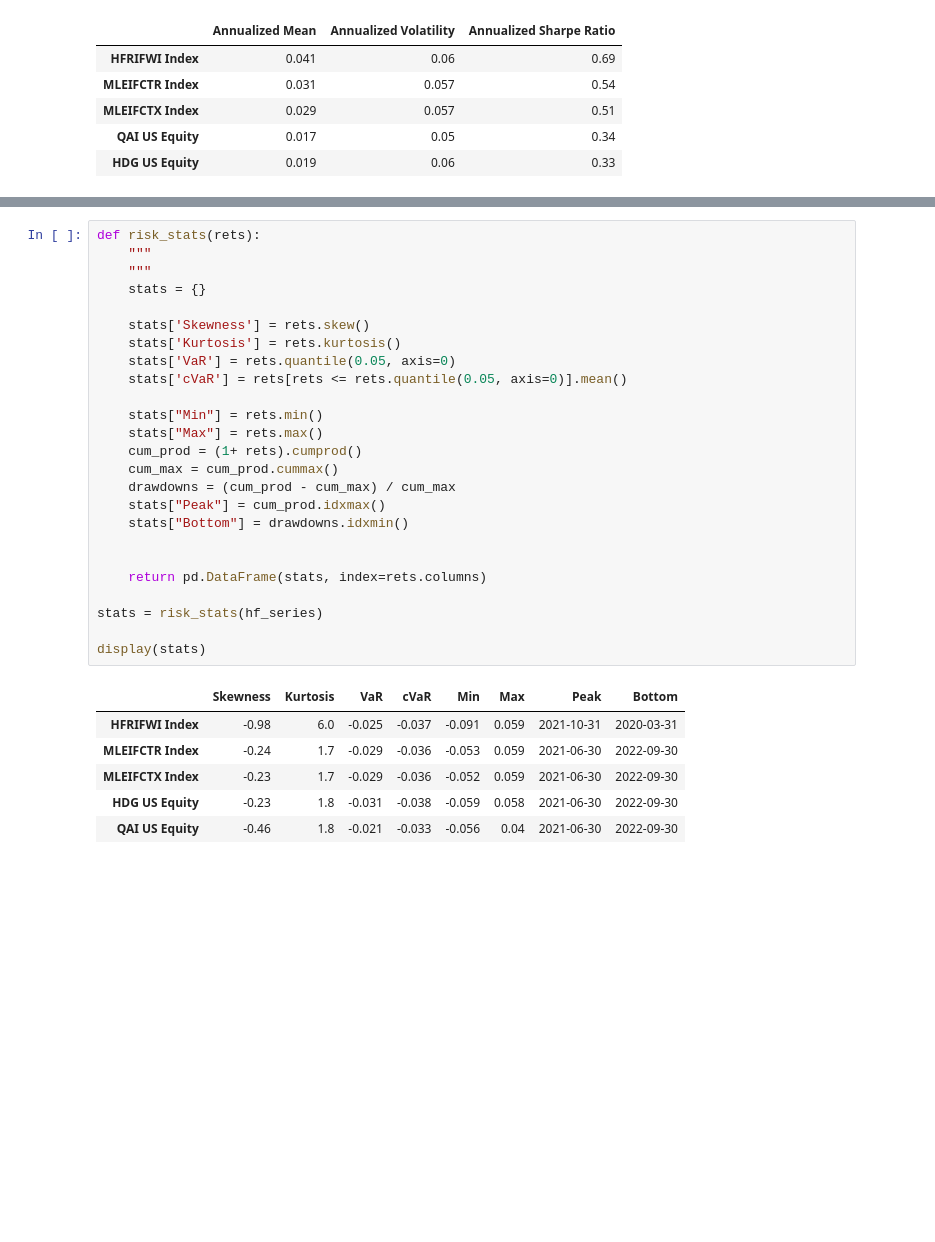
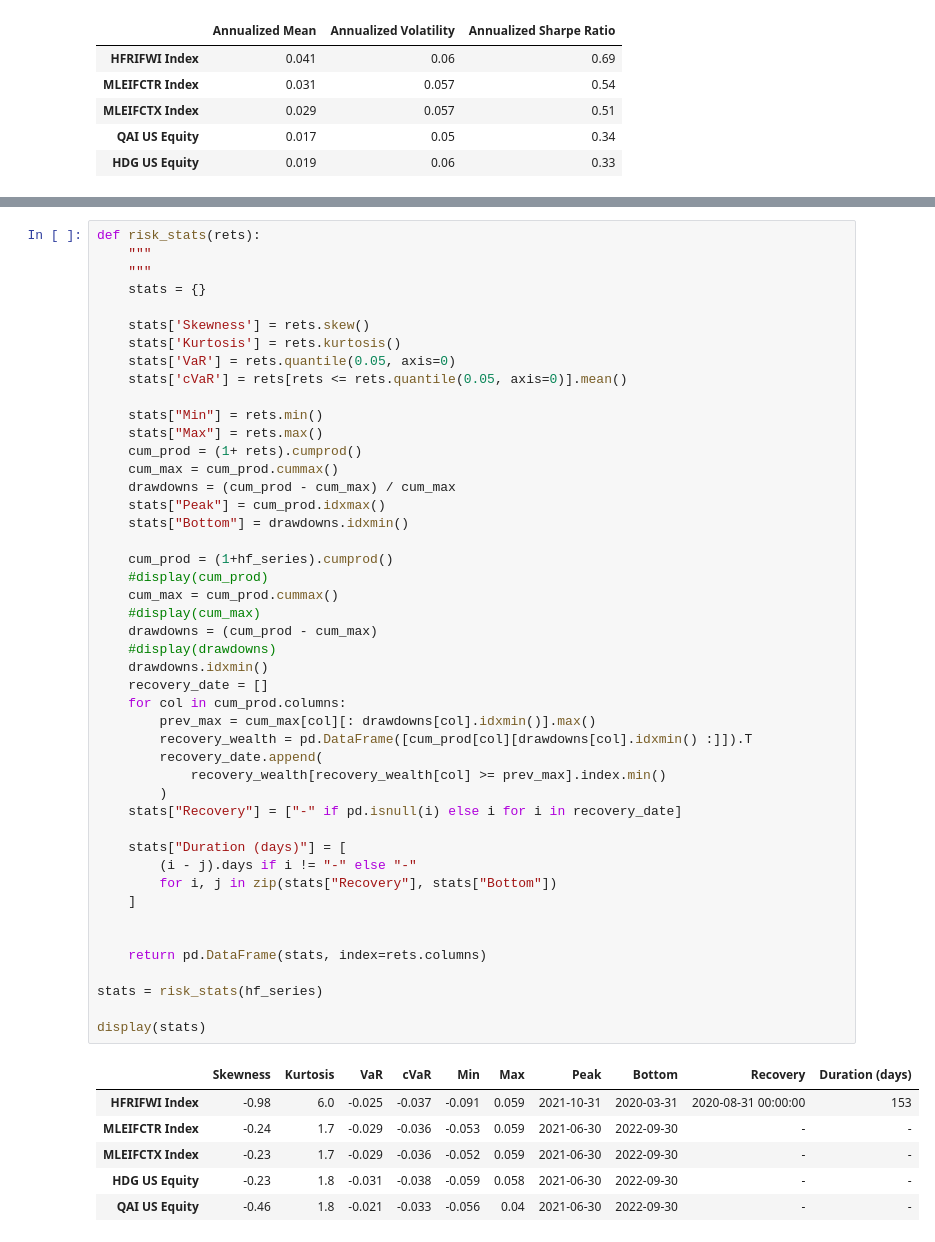
Before and after one commit to spknash/FINM-hw, a Jupyter notebook: HW2/hw2.ipynb, the cells around one changed output, grey strips where cells are left out. Saved outputs shown, nothing was run; the diff lists cells and outputs as text; blank space fills up the shorter version.

```diff
--- a/HW2/hw2.ipynb
+++ b/HW2/hw2.ipynb
@@ -217,32 +169,53 @@ QAI US Equity
 # %%
 def risk_stats(rets):
     """
     """
     stats = {}
 
     stats['Skewness'] = rets.skew()
     stats['Kurtosis'] = rets.kurtosis()
     stats['VaR'] = rets.quantile(0.05, axis=0)
     stats['cVaR'] = rets[rets <= rets.quantile(0.05, axis=0)].mean()
 
     stats["Min"] = rets.min()
     stats["Max"] = rets.max()
     cum_prod = (1+ rets).cumprod()
     cum_max = cum_prod.cummax()
     drawdowns = (cum_prod - cum_max) / cum_max
     stats["Peak"] = cum_prod.idxmax()
     stats["Bottom"] = drawdowns.idxmin()
 
+    cum_prod = (1+hf_series).cumprod()
+    #display(cum_prod)
+    cum_max = cum_prod.cummax()
+    #display(cum_max)
+    drawdowns = (cum_prod - cum_max)
+    #display(drawdowns)
+    drawdowns.idxmin()
+    recovery_date = []
+    for col in cum_prod.columns:
+        prev_max = cum_max[col][: drawdowns[col].idxmin()].max()
+        recovery_wealth = pd.DataFrame([cum_prod[col][drawdowns[col].idxmin() :]]).T
+        recovery_date.append(
+            recovery_wealth[recovery_wealth[col] >= prev_max].index.min()
+        )
+    stats["Recovery"] = ["-" if pd.isnull(i) else i for i in recovery_date]
+
+    stats["Duration (days)"] = [
+        (i - j).days if i != "-" else "-"
+        for i, j in zip(stats["Recovery"], stats["Bottom"])
+    ]
+
 
     return pd.DataFrame(stats, index=rets.columns)
 
 stats = risk_stats(hf_series)
 
 display(stats)
 # %% [output]
-|  | Skewness | Kurtosis | VaR | cVaR | Min | Max | Peak | Bottom |
-| HFRIFWI Index | -0.98 | 6.0 | -0.025 | -0.037 | -0.091 | 0.059 | 2021-10-31 | 2020-03-31 |
-| MLEIFCTR Index | -0.24 | 1.7 | -0.029 | -0.036 | -0.053 | 0.059 | 2021-06-30 | 2022-09-30 |
-| MLEIFCTX Index | -0.23 | 1.7 | -0.029 | -0.036 | -0.052 | 0.059 | 2021-06-30 | 2022-09-30 |
-| HDG US Equity | -0.23 | 1.8 | -0.031 | -0.038 | -0.059 | 0.058 | 2021-06-30 | 2022-09-30 |
-| QAI US Equity | -0.46 | 1.8 | -0.021 | -0.033 | -0.056 | 0.04 | 2021-06-30 | 2022-09-30 |
+|  | Skewness | Kurtosis | VaR | cVaR | Min | Max | Peak | Bottom | Recovery | Duration (days) |
+| HFRIFWI Index | -0.98 | 6.0 | -0.025 | -0.037 | -0.091 | 0.059 | 2021-10-31 | 2020-03-31 | 2020-08-31 00:00:00 | 153 |
+| MLEIFCTR Index | -0.24 | 1.7 | -0.029 | -0.036 | -0.053 | 0.059 | 2021-06-30 | 2022-09-30 | - | - |
+| MLEIFCTX Index | -0.23 | 1.7 | -0.029 | -0.036 | -0.052 | 0.059 | 2021-06-30 | 2022-09-30 | - | - |
+| HDG US Equity | -0.23 | 1.8 | -0.031 | -0.038 | -0.059 | 0.058 | 2021-06-30 | 2022-09-30 | - | - |
+| QAI US Equity | -0.46 | 1.8 | -0.021 | -0.033 | -0.056 | 0.04 | 2021-06-30 | 2022-09-30 | - | - |
```
Also changed, not shown: parts of 13 cells of this notebook.
